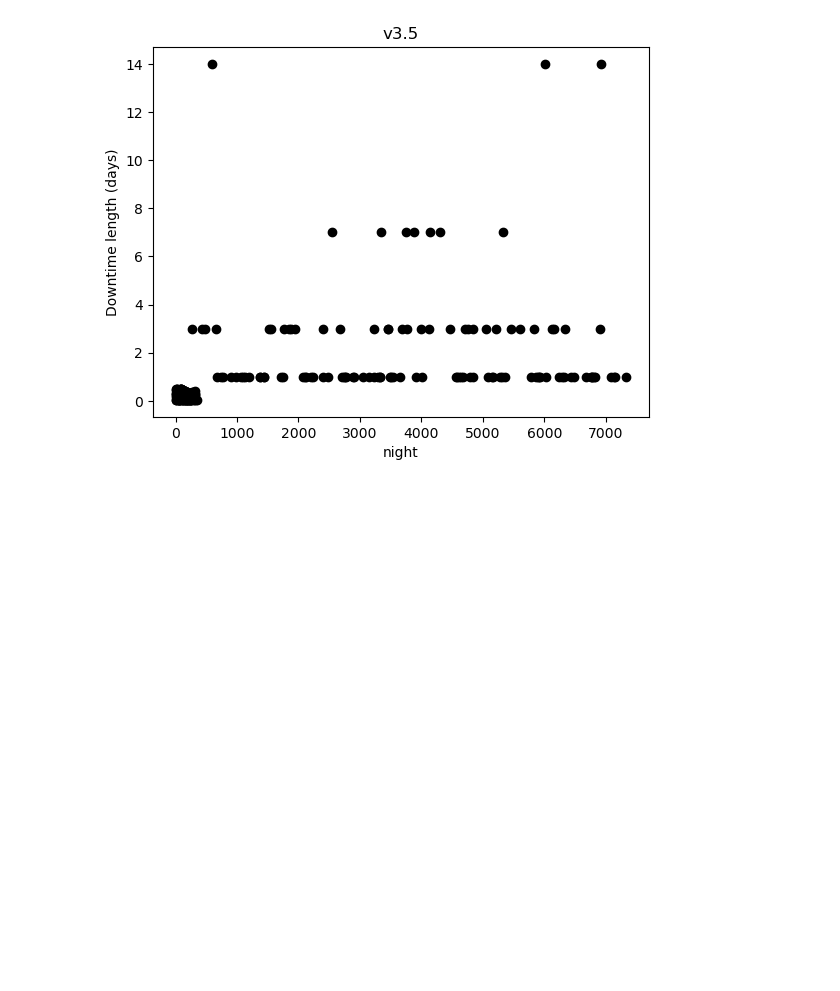
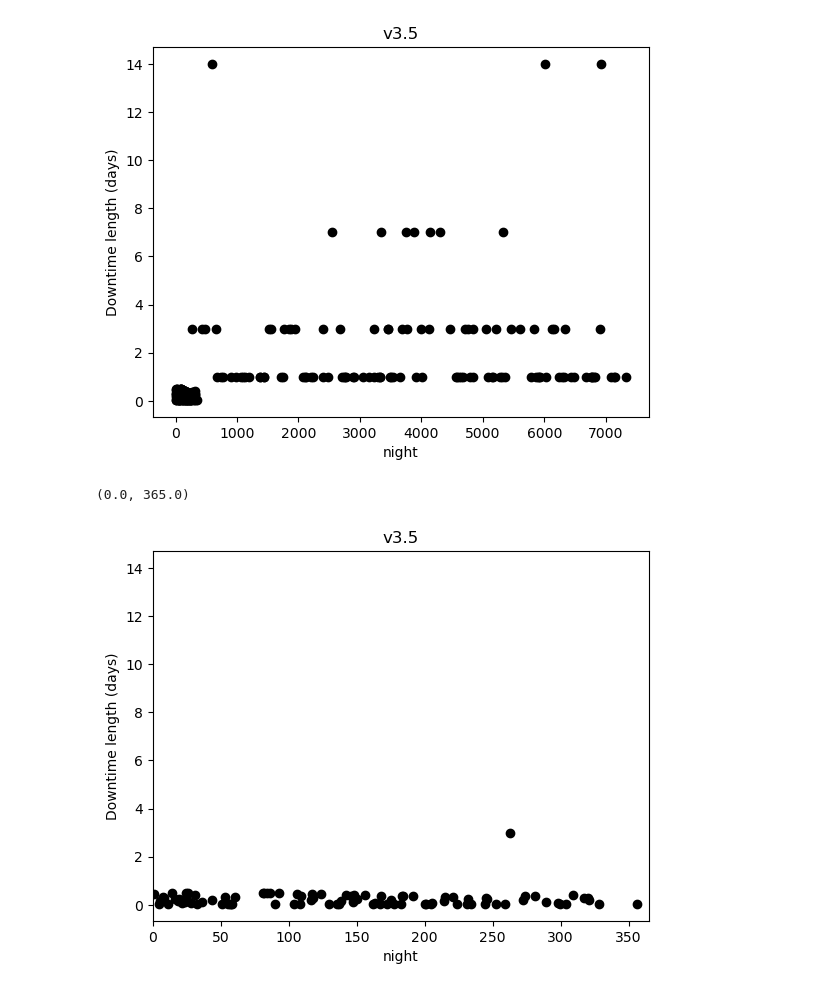
Before and after one commit to lsst-sims/sims_featureScheduler_runs3.6, a Jupyter notebook: technical/downtime_check/downtime.ipynb, the cells around one changed output. Saved outputs shown, nothing was run; the diff lists cells and outputs as text; code cells hidden in the pictures; blank space fills up the shorter version.

```diff
--- a/technical/downtime_check/downtime.ipynb
+++ b/technical/downtime_check/downtime.ipynb
@@ -103,3 +94,12 @@ plt.ylabel('Downtime length (days)')
 22.413535898158443 280.41353589815844
 Text(0, 0.5, 'Downtime length (days)')
 [figure]
+# %%
+plt.plot(t_0, deltas, 'ko')
+plt.title('v3.5')
+plt.xlabel('night')
+plt.ylabel('Downtime length (days)')
+plt.xlim([0,365])
+# %% [output]
+(0.0, 365.0)
+[figure, added]
```
Also changed, not shown: parts of 2 cells of this notebook, 1 other file.
